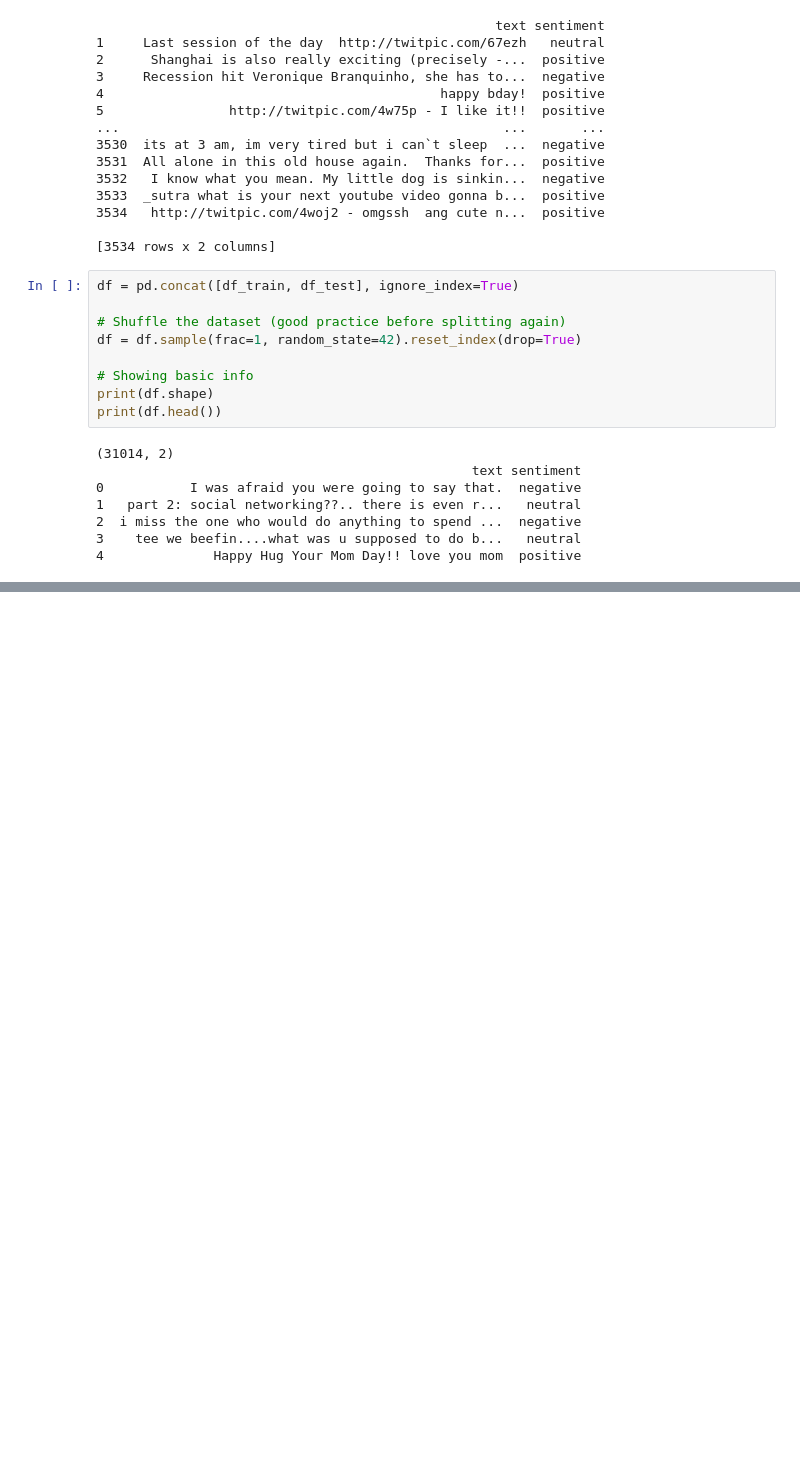
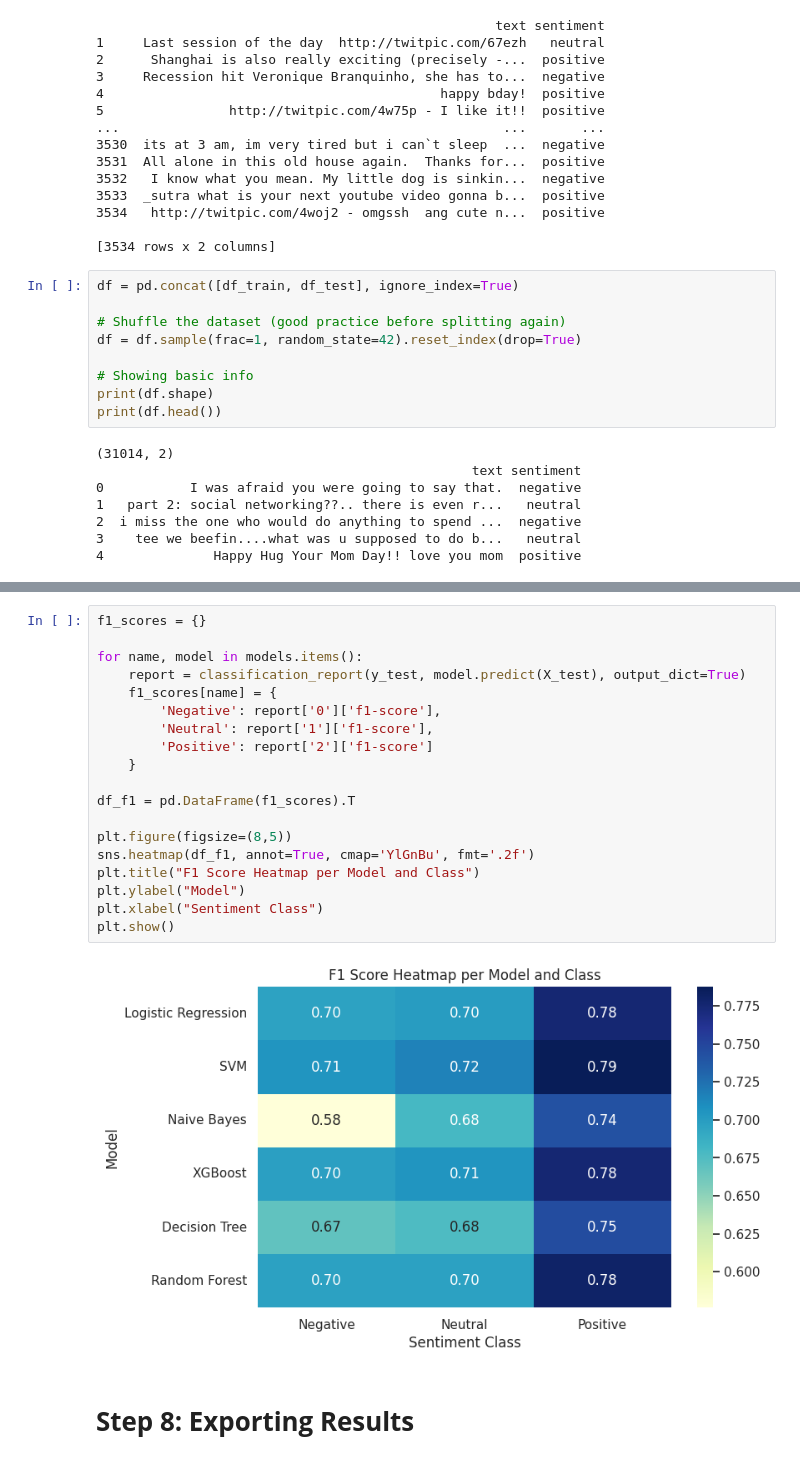
Before and after one commit to ParthKhiriya/Sentiment_Analysis_PRML_Project, a Jupyter notebook: Sentiment_Classification.ipynb, the cells around one changed output, grey strips where cells are left out. Saved outputs shown, nothing was run; the diff lists cells and outputs as text; blank space fills up the shorter version.

```diff
--- a/Sentiment_Classification.ipynb
+++ b/Sentiment_Classification.ipynb
@@ -452,0 +616,23 @@ files.download('accuracies.pkl')
+# %%
+f1_scores = {}
+
+for name, model in models.items():
+    report = classification_report(y_test, model.predict(X_test), output_dict=True)
+    f1_scores[name] = {
+        'Negative': report['0']['f1-score'],
+        'Neutral': report['1']['f1-score'],
+        'Positive': report['2']['f1-score']
+    }
+
+df_f1 = pd.DataFrame(f1_scores).T
+
+plt.figure(figsize=(8,5))
+sns.heatmap(df_f1, annot=True, cmap='YlGnBu', fmt='.2f')
+plt.title("F1 Score Heatmap per Model and Class")
+plt.ylabel("Model")
+plt.xlabel("Sentiment Class")
+plt.show()
+# %% [output]
+[figure, added]
+# %% [markdown]
+# **Step 8: Exporting Results**
```
Also changed, not shown: parts of 50 cells of this notebook.
